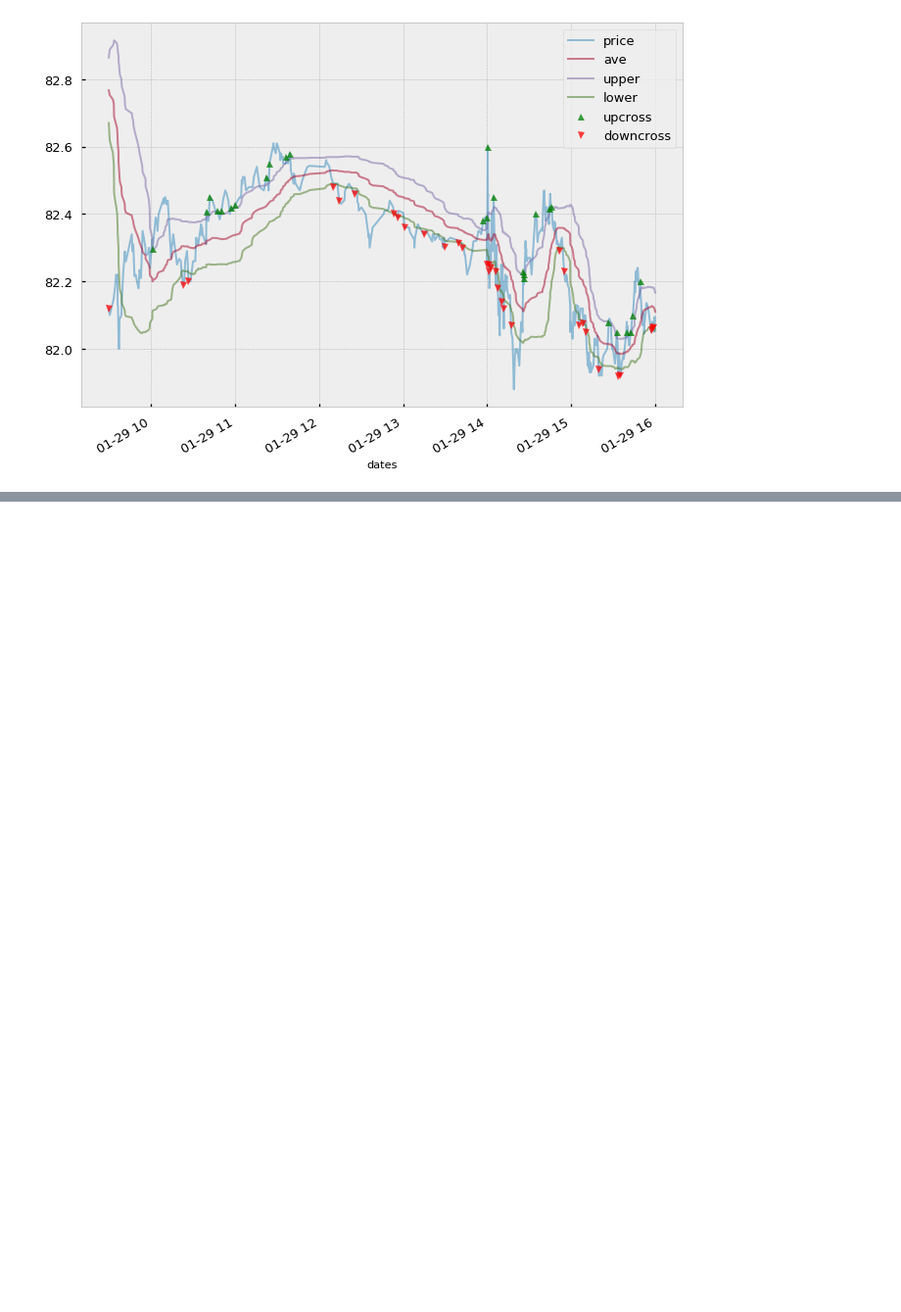
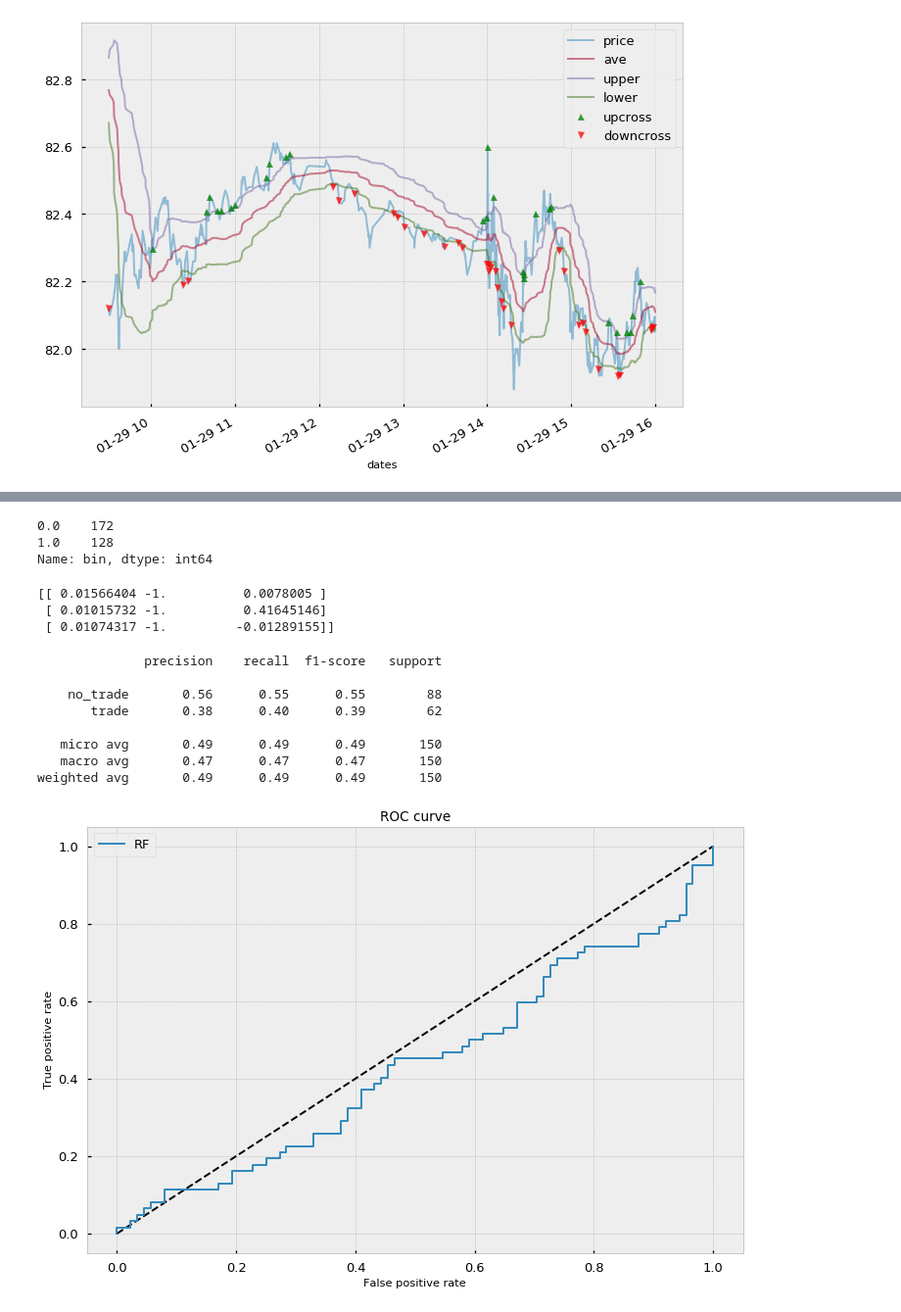
Before and after one commit to Dynami/Adv_Fin_ML_Exercises, a Jupyter notebook: notebooks/trying/test_01.ipynb, the cells around one changed output, grey strips where cells are left out. Shown at 98% size. Cells and saved outputs as stored; diff of their text form; code cells hidden in the pictures; blank space fills up the shorter version.

Commit message:
modified:   notebooks/trying/test_01.ipynb 	modified:   src/data/utils.py

```diff
--- a/notebooks/trying/test_01.ipynb
+++ b/notebooks/trying/test_01.ipynb
@@ -442,0 +415,8 @@ ax.legend()
+# %%
+features = (pd.DataFrame()
+            .assign(vol=bb_events.trgt)
+            .assign(ma_side=bb_side)
+            .assign(srl_corr=srl_corr)
+            .drop_duplicates()
+            .dropna())
+cprint(features)
@@ -442,0 +444,5 @@ ax.legend()
+# %%
+Xy = (pd.merge_asof(features, bb_bins[['bin']],
+                    left_index=True, right_index=True,
+                    direction='forward').dropna())
+cprint(Xy)
@@ -442,0 +467,6 @@ ax.legend()
+# %%
+Xy.bin.value_counts()
+# %% [output]
+0.0    172
+1.0    128
+Name: bin, dtype: int64
@@ -442,0 +475,45 @@ ax.legend()
+# %%
+
+
+X = Xy.drop('bin',axis=1).values
+print(X[0:3])
+y = Xy['bin'].values
+
+X_train, X_test, y_train, y_test = train_test_split(X, y, test_size=0.5, shuffle=False)
+# %% [output]
+[[ 0.01566404 -1.          0.0078005 ]
+ [ 0.01015732 -1.          0.41645146]
+ [ 0.01074317 -1.         -0.01289155]]
+# %%
+from sklearn.ensemble import RandomForestClassifier
+from sklearn.metrics import roc_curve, classification_report
+
+n_estimator = 10000
+rf = RandomForestClassifier(max_depth=3, n_estimators=n_estimator,
+                            criterion='entropy', random_state=RANDOM_STATE)
+rf.fit(X_train, y_train)
+
+# The random forest model by itself
+y_pred_rf = rf.predict_proba(X_test)[:, 1]
+y_pred = rf.predict(X_test)
+fpr_rf, tpr_rf, _ = roc_curve(y_test, y_pred_rf)
+print(classification_report(y_test, y_pred, target_names=['no_trade','trade']))
+
+plt.figure(1)
+plt.plot([0, 1], [0, 1], 'k--')
+plt.plot(fpr_rf, tpr_rf, label='RF')
+plt.xlabel('False positive rate')
+plt.ylabel('True positive rate')
+plt.title('ROC curve')
+plt.legend(loc='best')
+plt.show()
+# %% [output]
+              precision    recall  f1-score   support
+
+    no_trade       0.56      0.55      0.55        88
+       trade       0.38      0.40      0.39        62
+
+   micro avg       0.49      0.49      0.49       150
+   macro avg       0.47      0.47      0.47       150
+weighted avg       0.49      0.49      0.49       150
+[figure, added]
```
Also changed, not shown: parts of 25 cells of this notebook, 1 other file.
